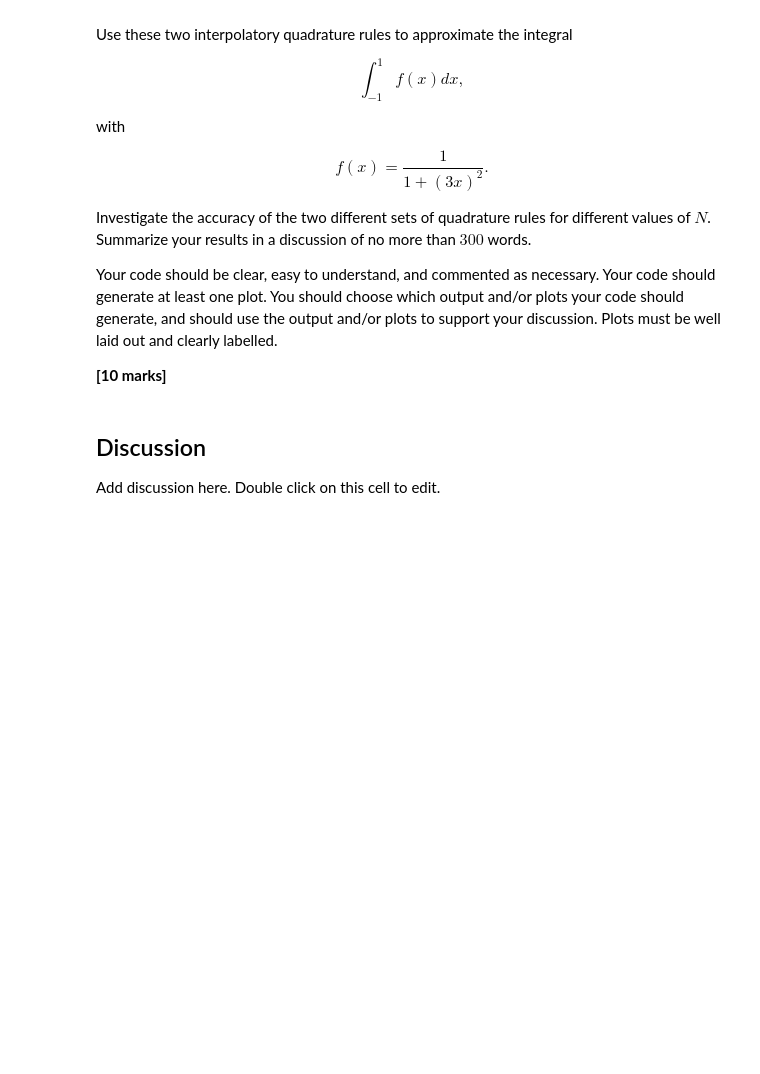
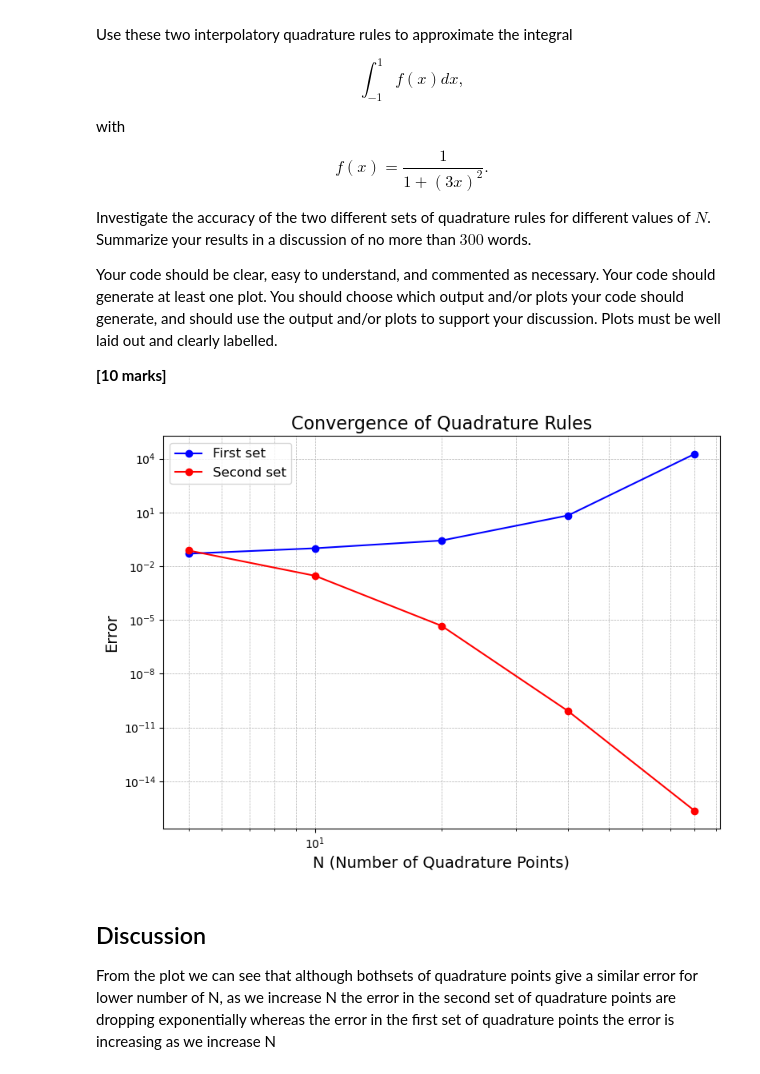
Before and after one commit to zInfinity-Zero/A1, a Jupyter notebook: A1.ipynb, the cells around one changed output. Saved outputs shown, nothing was run; the diff lists cells and outputs as text; code cells hidden in the pictures; blank space fills up the shorter version.

```diff
--- a/A1.ipynb
+++ b/A1.ipynb
@@ -246,7 +366,52 @@ Your code should be clear, easy to understand, and commented as necessary. Your
 **[10 marks]**
 # %%
 # Add code here
+import numpy as np
+from scipy.integrate import quad
+import matplotlib.pyplot as plt
+
+
+# Function to approximate the integral
+def approximate_integral(x, f):
+    w = interpolatory_quadrature_weights(x)
+    return np.sum(w * f(x))
+
+# Define the function f(x)
+f = lambda x: 1 / (1 + (3 * x)**2)
+
+# True value of the integral
+true_value = (2 / 3) * np.arctan(3)
+
+# Test for different values of N
+N_values = [5, 10, 20, 40, 80]
+errors_1 = []
+errors_2 = []
+
+for N in N_values:
+    x_1 = np.linspace(-1, 1, N + 1)
+    approx_1 = approximate_integral(x_1, f)
+    error_1 = abs(approx_1 - true_value)
+    errors_1.append(error_1)
+
+    x_2 = -np.cos(np.pi * np.arange(N + 1) / N)
+    approx_2= approximate_integral(x_2, f)
+    error_2 = abs(approx_2 - true_value)
+    errors_2.append(error_2)
+
+# Print results
+plt.figure(figsize=(8, 6))
+plt.loglog(N_values, errors_1, marker='o', label='First set', color='blue')
+plt.loglog(N_values, errors_2, marker='o', label='Second set', color='red')
+plt.xlabel('N (Number of Quadrature Points)', fontsize=14)
+plt.ylabel('Error', fontsize=14)
+plt.title('Convergence of Quadrature Rules', fontsize=16)
+plt.legend(fontsize=12)
+plt.grid(True, which="both", linestyle='--', linewidth=0.5)
+plt.tight_layout()
+plt.show()
+# %% [output]
+[figure, added]
 # %% [markdown]
 ## Discussion
 
-Add discussion here. Double click on this cell to edit.
+From the plot we can see that although bothsets of quadrature points give a similar error for lower number of N, as we increase N the error in the second set of quadrature points are dropping exponentially whereas the error in the first set of quadrature points the error is increasing as we increase N
```
Also changed, not shown: parts of 8 cells of this notebook.
